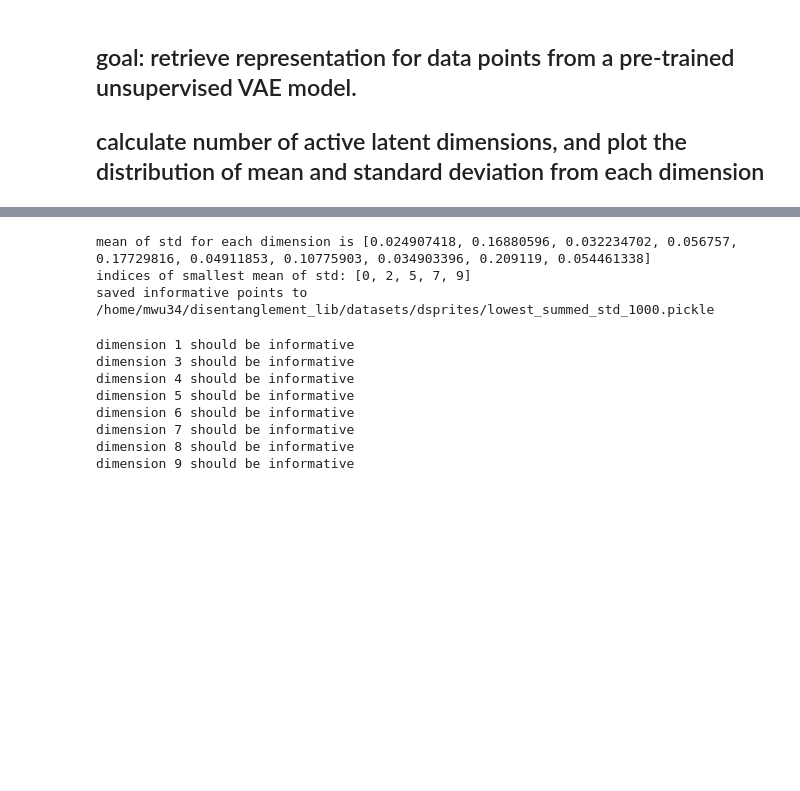
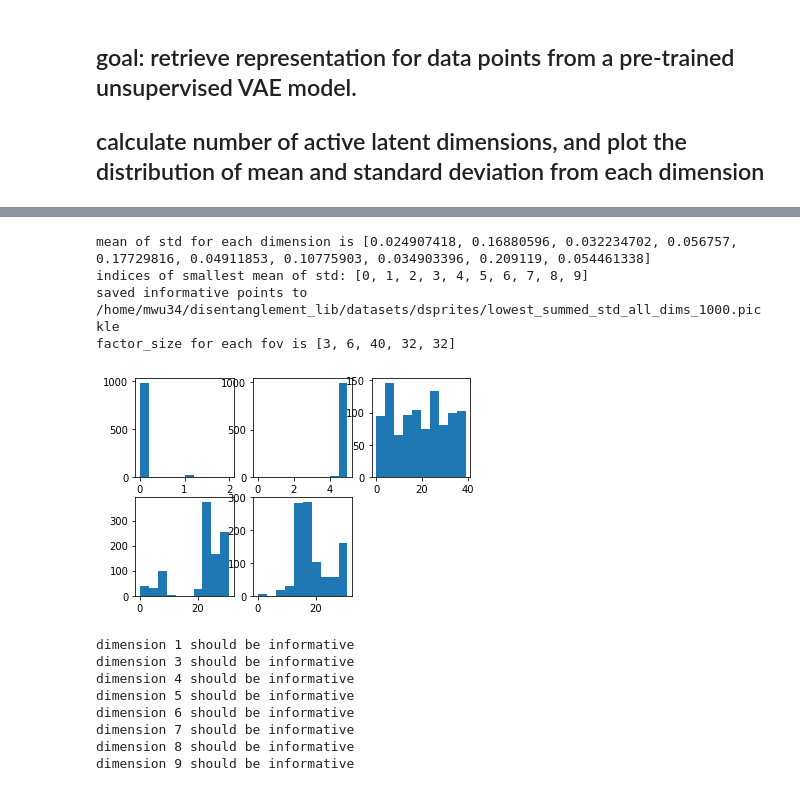
Before and after one commit to jasonmhwu/disentanglement_lib, a Jupyter notebook: notebooks/visualize_mean_and_std.ipynb, the cells around one changed output, grey strips where cells are left out. Cells and saved outputs as stored; diff of their text form; code cells hidden in the pictures; blank space fills up the shorter version.

```diff
--- a/notebooks/visualize_mean_and_std.ipynb
+++ b/notebooks/visualize_mean_and_std.ipynb
@@ -77,42 +81,48 @@ dict_keys(['mean', 'logvar'])
 # %%
 # get the datapoints with highest or lowest summed variance
 # assume that we know the number of underlying FoVs, and we select the latent dimensions with smallest average std
-def select_informative_points(representation_dict, num_FoVs, num_informative_points, selection_criterion, save=False):
+def select_informative_points(representation_dict, num_FoVs, num_informative_points, selection_criterion):
     num_latent = representation_dict['std'].shape[1]
     mean_of_std = [np.mean(representation_dict['std'][:, latent]) for latent in range(num_latent)]
-    std_thres = sorted(mean_of_std)[num_FoVs]
-    selected_latent_indices = [latent for latent in range(num_latent) if mean_of_std[latent] < std_thres]
+    std_thres = sorted(mean_of_std)[num_FoVs - 1]
+    selected_latent_indices = [latent for latent in range(num_latent) if mean_of_std[latent] <= std_thres]
     summed_std = np.sum(representation_dict['std'][:, selected_latent_indices], axis=1)
     print(f"mean of std for each dimension is {mean_of_std}")
     print(f"indices of smallest mean of std: {selected_latent_indices}")
-    if selection_criterion == 'highest_summed_std':
+    if 'highest_summed_std' in selection_criterion:
         thres = sorted(summed_std, reverse=True)[num_informative_points]
         informative_points = {k: summed_std[k] for k in range(len(summed_std)) if summed_std[k] > thres}
-    elif selection_criterion == 'lowest_summed_std':
+    elif 'lowest_summed_std' in selection_criterion:
         thres = sorted(summed_std)[num_informative_points]
         informative_points = {k: summed_std[k] for k in range(len(summed_std)) if summed_std[k] < thres}
     else:
         raise ValueError("selection criterion not found")
+
+    return informative_points
+
+
+def index_to_factors(index_array, factor_bases, save=False):
+    """transform dataset image indices to factors."""
+    factor_bases = factor_bases.astype(int)
+    factors = np.zeros((len(index_array), len(factor_bases) - 1))
+    for factor_idx, factor_base in enumerate(factor_bases[1:]):
+        factors[:, factor_idx], index_array = np.divmod(index_array, factor_base)
 
     if save:
         save_path = os.path.join(
             os.environ.get("DISENTANGLEMENT_LIB_DATA", "."),
             "dsprites", f"{selection_criterion}_{num_informative_points}.pickle"
         )
+        informative_points = {
+            'informative_indices': index_array,
+            'informative_factors': factors
+        }
         with open(save_path, 'wb') as handle:
             pickle.dump(informative_points, handle, protocol=pickle.HIGHEST_PROTOCOL)
         print(f'saved informative points to {save_path}')
     else:
         print('no save_path specified, not saving informative points')
-    return informative_points
 
-
-def index_to_factors(index_array, factor_bases):
-    """transform dataset image indices to factors."""
-    factor_bases = factor_bases.astype(int)
-    factors = np.zeros((len(index_array), len(factor_bases) - 1))
-    for factor_idx, factor_base in enumerate(factor_bases[1:]):
-        factors[:, factor_idx], index_array = np.divmod(index_array, factor_base)
     return factors
 
 # are informative points distributed evenly?
@@ -125,14 +135,17 @@ def plot_ground_truth_factor_hist(informative_factors, factor_sizes):
         plt.hist(informative_factors[:, fov], range=[0, factor_sizes[fov] - 1])
 # %%
 num_informative_points = 1000
-selection_criterion = 'lowest_summed_std'
-informative_points = select_informative_points(representation_dict, 5, num_informative_points, selection_criterion, save=True)
-# informative_factors = index_to_factors(list(informative_points.keys()), dsprites.factor_bases)
-# plot_ground_truth_factor_hist(informative_factors, dsprites.full_factor_sizes[1:])
+num_FoVs = 10
+selection_criterion = 'lowest_summed_std_all_dims'
+informative_points = select_informative_points(representation_dict, num_FoVs, num_informative_points, selection_criterion)
+informative_factors = index_to_factors(list(informative_points.keys()), dsprites.factor_bases, save=True)
+plot_ground_truth_factor_hist(informative_factors, dsprites.full_factor_sizes[1:])
 # %% [output]
 mean of std for each dimension is [0.024907418, 0.16880596, 0.032234702, 0.056757, 0.17729816, 0.04911853, 0.10775903, 0.034903396, 0.209119, 0.054461338]
-indices of smallest mean of std: [0, 2, 5, 7, 9]
-saved informative points to /home/mwu34/disentanglement_lib/datasets/dsprites/lowest_summed_std_1000.pickle
+indices of smallest mean of std: [0, 1, 2, 3, 4, 5, 6, 7, 8, 9]
+saved informative points to /home/mwu34/disentanglement_lib/datasets/dsprites/lowest_summed_std_all_dims_1000.pickle
+factor_size for each fov is [3, 6, 40, 32, 32]
+[figure, added]
 # %%
 for i in range(10):
     mean_of_std = np.mean(representation_dict['std'][:, i])
```
Also changed, not shown: parts of 2 cells of this notebook, 23 other files.
